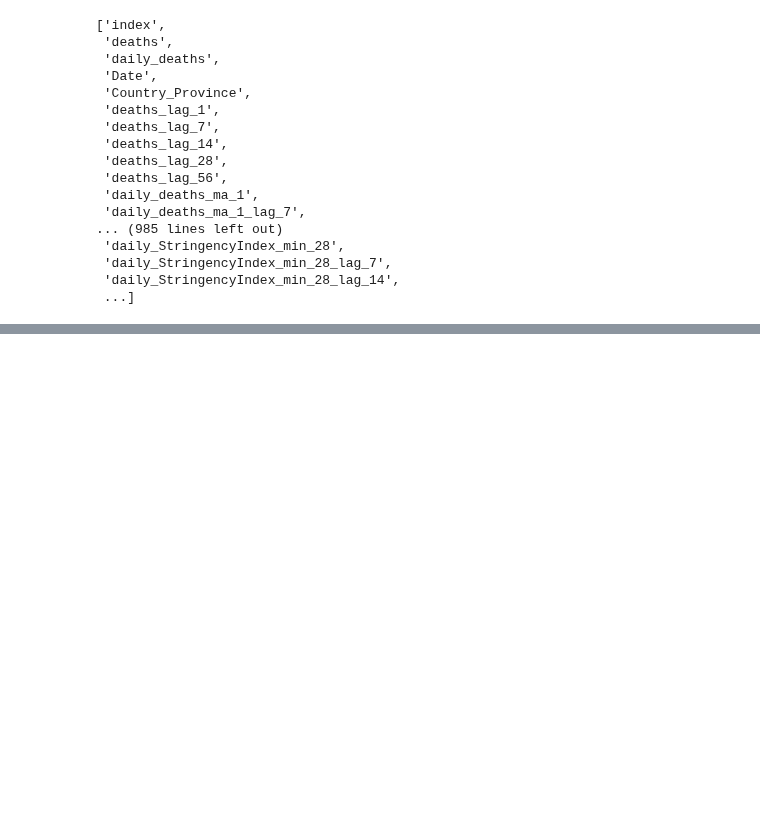
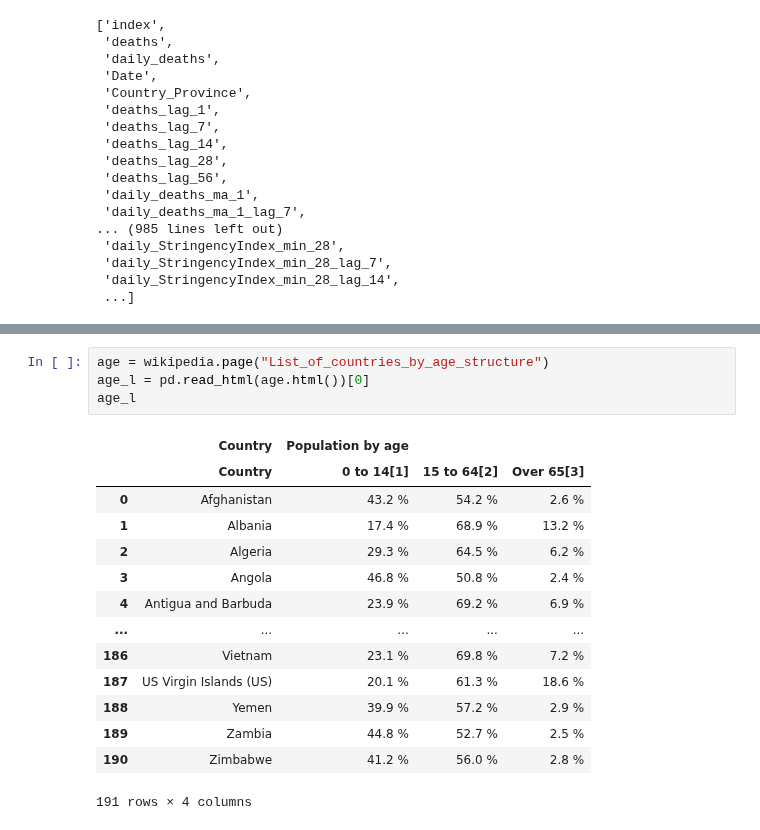
Before and after one commit to bdi2357/Covid19_forecasting, a Jupyter notebook: stringency.ipynb, the cells around one changed output, grey strips where cells are left out. Drawn from its saved outputs; the diff is of its cells as text; blank space fills up the shorter version.

```diff
--- a/stringency.ipynb
+++ b/stringency.ipynb
@@ -570,0 +604,19 @@ list(complete.columns)
+# %%
+age = wikipedia.page("List_of_countries_by_age_structure")
+age_l = pd.read_html(age.html())[0]
+age_l
+# %% [output]
+|  | Country | Population by age |  |  |
+|  | Country | 0 to 14[1] | 15 to 64[2] | Over 65[3] |
+| 0 | Afghanistan | 43.2 % | 54.2 % | 2.6 % |
+| 1 | Albania | 17.4 % | 68.9 % | 13.2 % |
+| 2 | Algeria | 29.3 % | 64.5 % | 6.2 % |
+| 3 | Angola | 46.8 % | 50.8 % | 2.4 % |
+| 4 | Antigua and Barbuda | 23.9 % | 69.2 % | 6.9 % |
+| ... | ... | ... | ... | ... |
+| 186 | Vietnam | 23.1 % | 69.8 % | 7.2 % |
+| 187 | US Virgin Islands (US) | 20.1 % | 61.3 % | 18.6 % |
+| 188 | Yemen | 39.9 % | 57.2 % | 2.9 % |
+| 189 | Zambia | 44.8 % | 52.7 % | 2.5 % |
+| 190 | Zimbabwe | 41.2 % | 56.0 % | 2.8 % |
+191 rows × 4 columns
```
Also changed, not shown: parts of 3 cells of this notebook, 1 other file.
